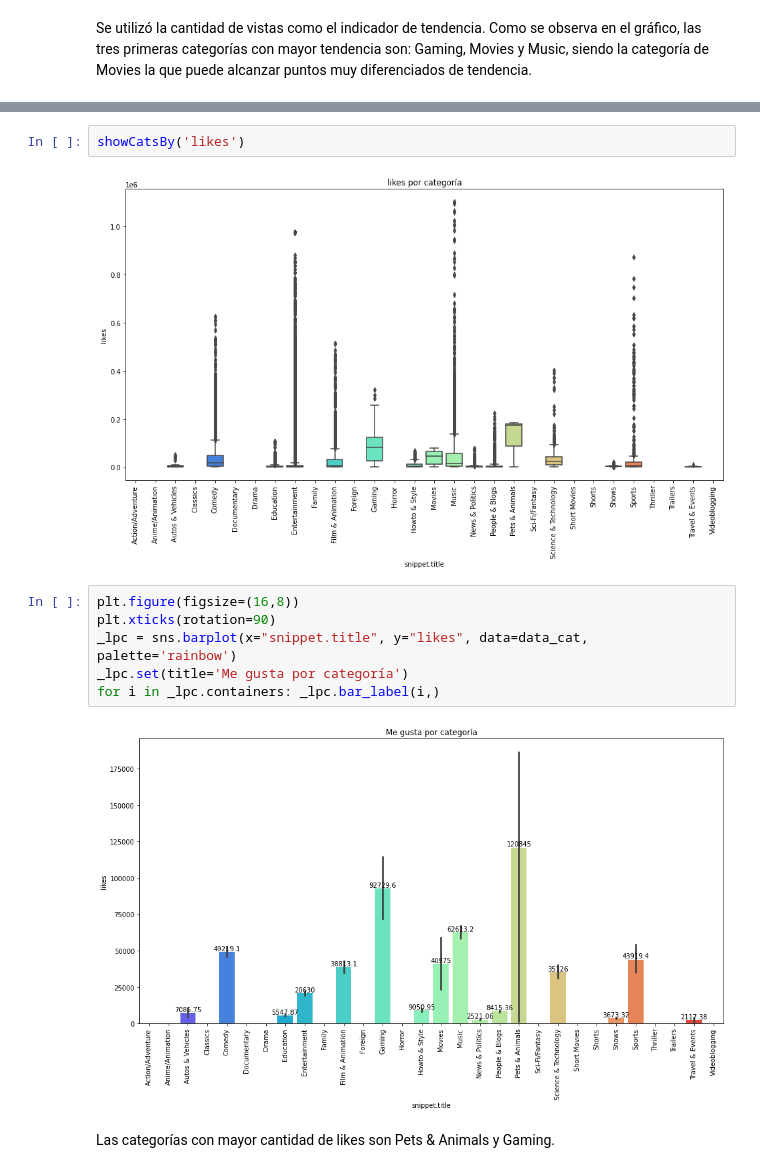
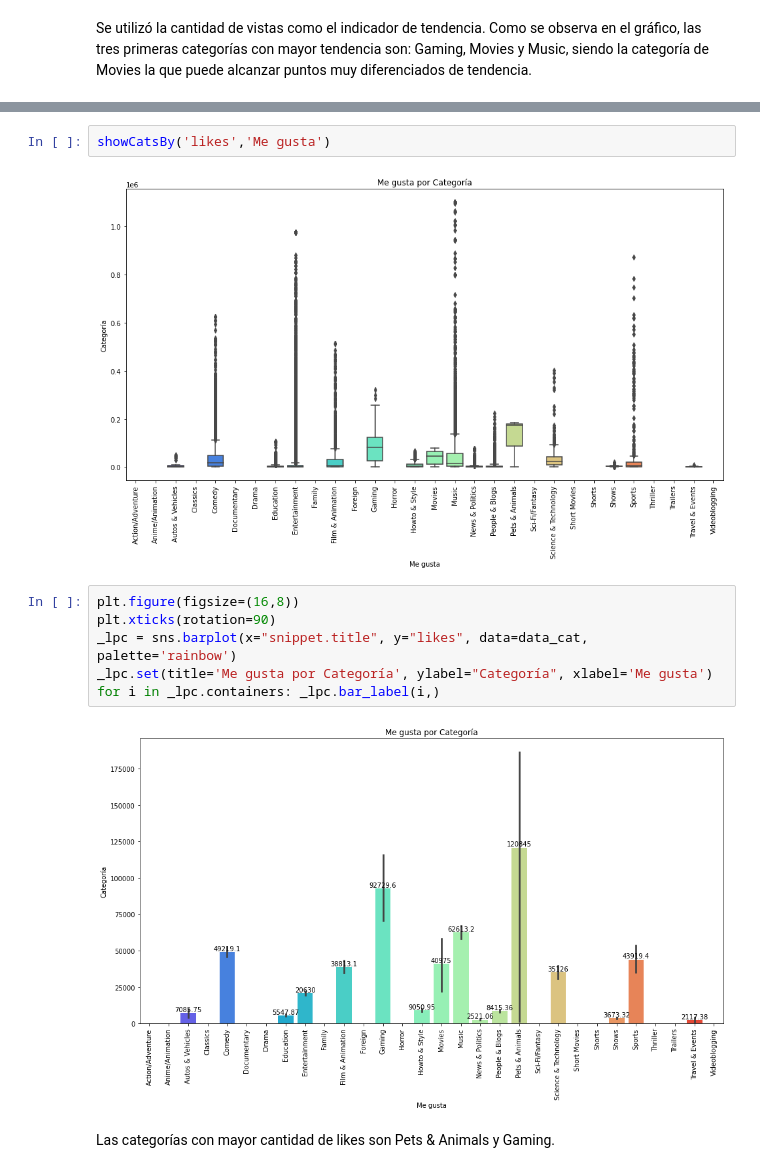
Before and after one commit to Adm-Info/EB-2022-1-CC50, a Jupyter notebook: code/5.preproc-req-cats-preg2.ipynb, the cells around one changed output, grey strips where cells are left out. Saved outputs shown, nothing was run; the diff lists cells and outputs as text.

```diff
--- a/code/5.preproc-req-cats-preg2.ipynb
+++ b/code/5.preproc-req-cats-preg2.ipynb
@@ -203,15 +151,15 @@ Boolean Series key will be reindexed to match DataFrame index.
 # %%
-showCatsBy('likes')
+showCatsBy('likes','Me gusta')
 # %% [output]
-[figure, old version]
+[figure, new version]
 # %%
 plt.figure(figsize=(16,8))
 plt.xticks(rotation=90)
 _lpc = sns.barplot(x="snippet.title", y="likes", data=data_cat, palette='rainbow')
-_lpc.set(title='Me gusta por categoría')
+_lpc.set(title='Me gusta por Categoría', ylabel="Categoría", xlabel='Me gusta')
 for i in _lpc.containers: _lpc.bar_label(i,)
 # %% [output]
-[figure, old version]
+[figure, new version]
 # %% [markdown]
 Las categorías con mayor cantidad de likes son Pets & Animals y Gaming.
 # %%
```
Also changed, not shown: parts of 11 cells of this notebook, 5 other files.
